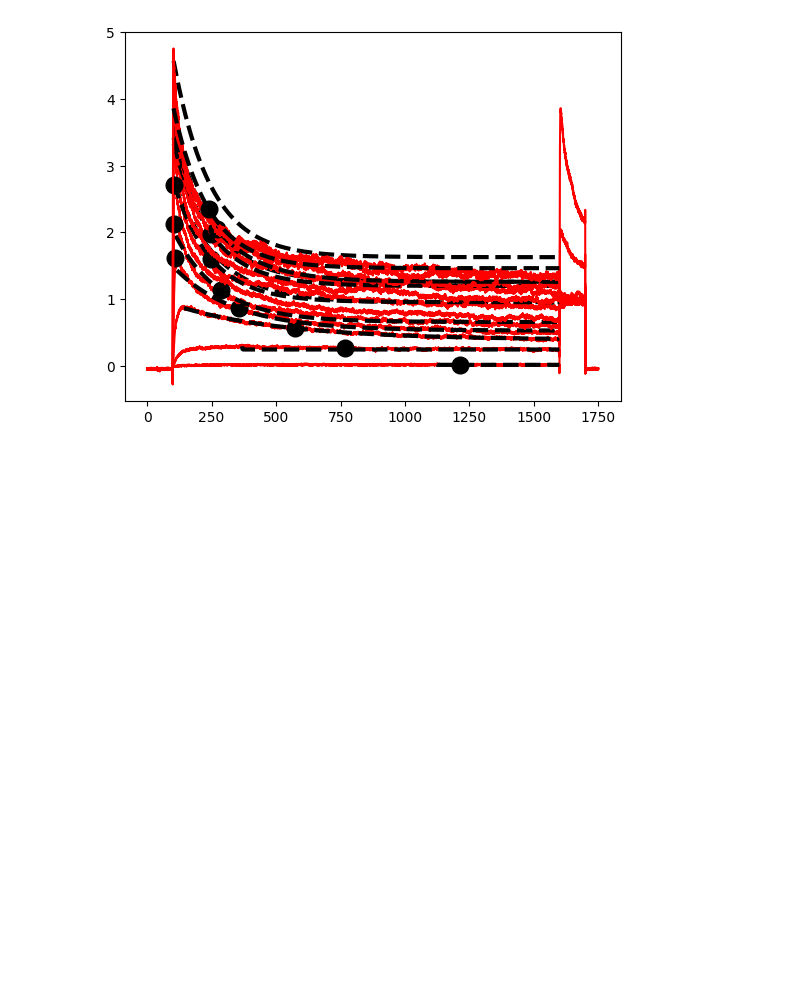
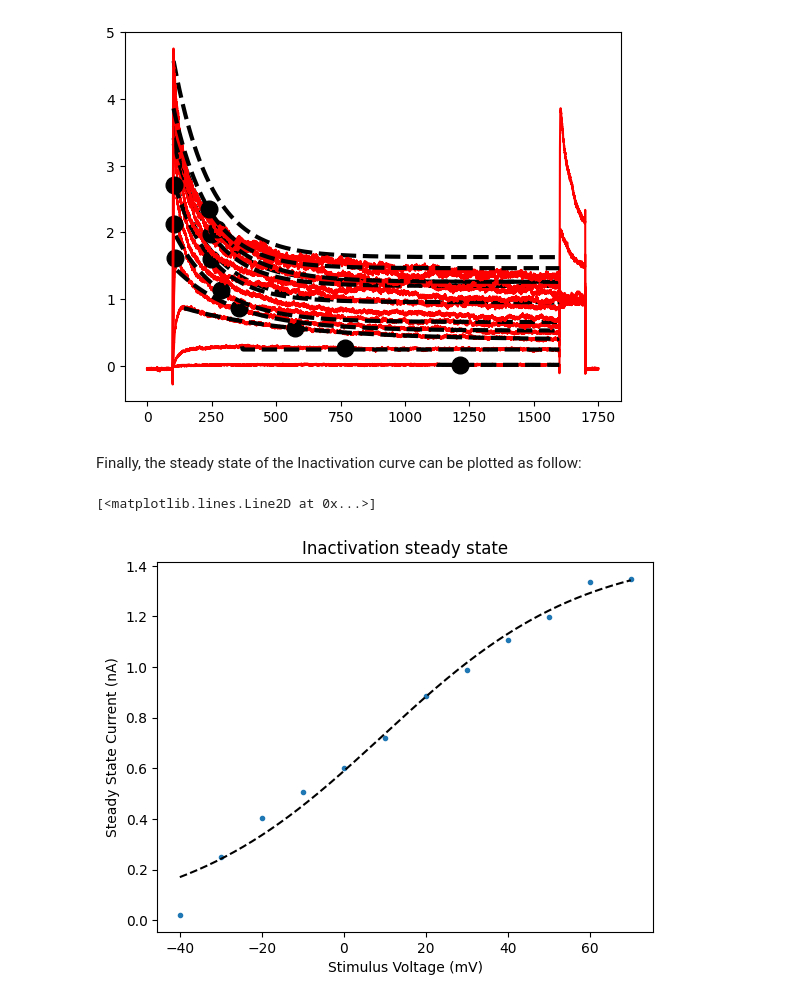
Before and after one commit to BlueBrain/eFEL, a Jupyter notebook: examples/voltage_clamp/voltage_clamp.ipynb, the cells around one changed output. Cells and saved outputs as stored; diff of their text form; code cells hidden in the pictures; blank space fills up the shorter version.

Commit message:
adding steady state for Inactivation in voltage clamp example

```diff
--- a/examples/voltage_clamp/voltage_clamp.ipynb
+++ b/examples/voltage_clamp/voltage_clamp.ipynb
@@ -332,7 +332,7 @@ Text(0, 0.5, 'Time constant (ms)')
 Note that if you want to change the number of data points to remove from the end of the trace, you can change it by changing the setting of inactivation_tc_end_skip. Setting it to 0, for example, will keep the artifacts in and can bias the computation, depending on the trace.
 # %%
 efel.set_setting("inactivation_tc_end_skip", 0)
-feature_names = ["inactivation_time_constant"]
+feature_names = ["inactivation_time_constant", "steady_state_voltage_stimend"]
 feats = efel.get_feature_values(traces, feature_names)
 inact_tau_efel = np.array([feat_dict["inactivation_time_constant"][0] for feat_dict in feats])
 plt.plot(stim_v, inact_tau_efel, '.')
@@ -367,3 +367,19 @@ for i, trace in enumerate(traces):
 # plt.xlim(390, 610)
 # %% [output]
 [figure]
+# %% [markdown]
+Finally, the steady state of the Inactivation curve can be plotted as follow:
+# %%
+ssis = np.array([feat_dict["steady_state_voltage_stimend"][0] for feat_dict in feats])
+plt.plot(stim_v, ssis, '.')
+plt.xlabel("Stimulus Voltage (mV)")
+plt.ylabel("Steady State Current (nA)")
+plt.title("Inactivation steady state")
+
+popt, _ = curve_fit(sigmoid_scaled, stim_v, ssis)
+v = np.linspace(stim_v[0], stim_v[-1], 200)
+ss = sigmoid_scaled(v, *popt)
+plt.plot(v, ss, "--", c="black")
+# %% [output]
+[<matplotlib.lines.Line2D at 0x...>]
+[figure, added]
```
